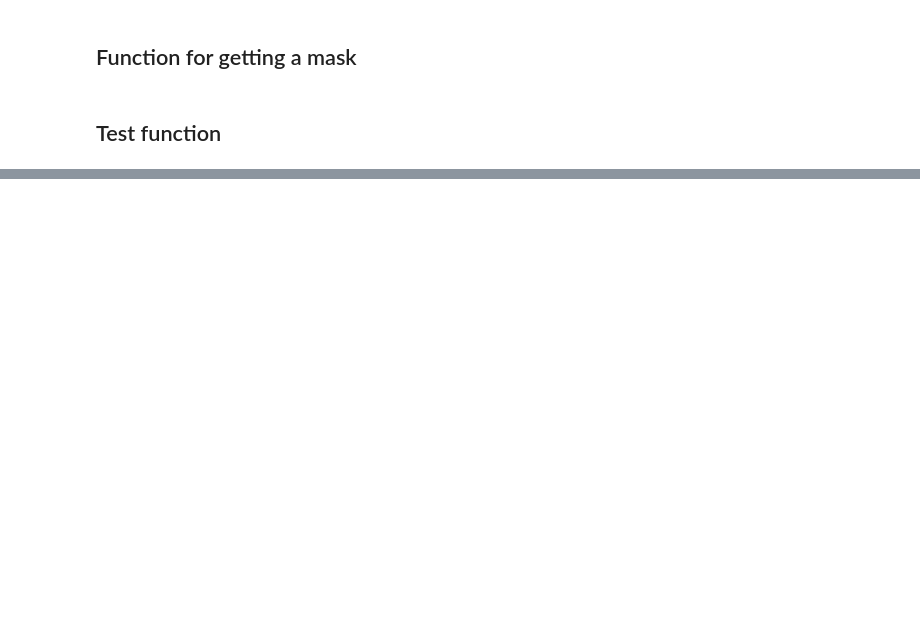
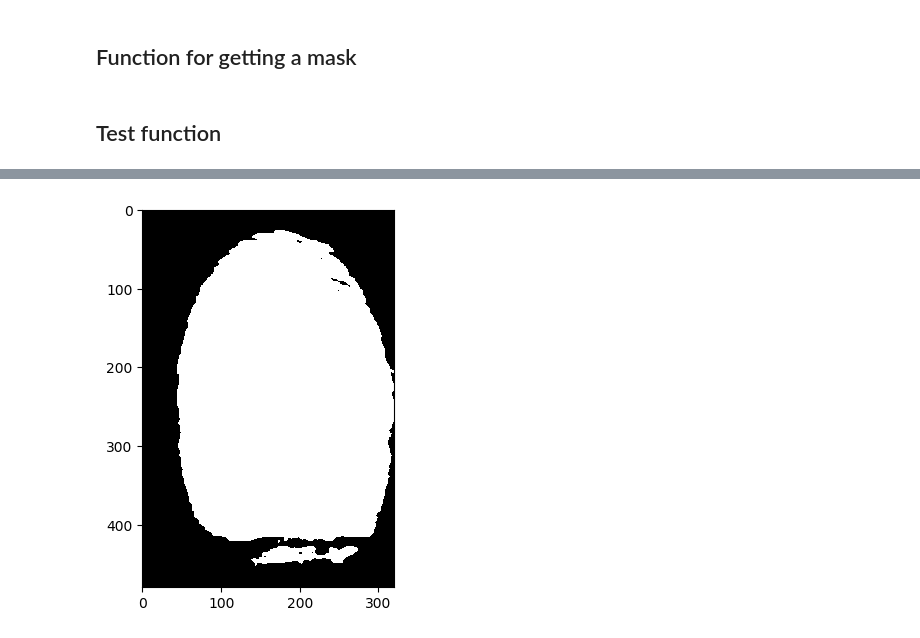
Before and after one commit to veruti/fingerprint_validation, a Jupyter notebook: notebooks/2. Mask and contours.ipynb, the cells around one changed output, grey strips where cells are left out. Cells and saved outputs as stored; diff of their text form; code cells hidden in the pictures; blank space fills up the shorter version.

```diff
--- a/notebooks/2. Mask and contours.ipynb
+++ b/notebooks/2. Mask and contours.ipynb
@@ -170,0 +186,21 @@ plt.show()
+# %%
+def threshold_with_entropy(im, ker_ksize=9, p=40):
+    disk_ker = disk(ker_ksize)
+    im_entropy = entropy(im, disk_ker)
+
+    perc0 = np.percentile(im_entropy, p)
+    im_entropy[im_entropy < perc0] = 0
+
+    thresh = cv.threshold(im_entropy, 0, 255, cv.THRESH_BINARY)[1]
+    thresh = thresh.astype(np.uint8)
+
+    return thresh
+# %%
+im = read_random_image(RAW_FILE_PATH_SCANS)
+inv_im = invers_color(im)
+
+thresh_im = threshold_with_entropy(inv_im)
+plt.imshow(thresh_im)
+pass
+# %% [output]
+[figure, added]
```
Also changed, not shown: parts of 29 cells of this notebook, 2 other files.
